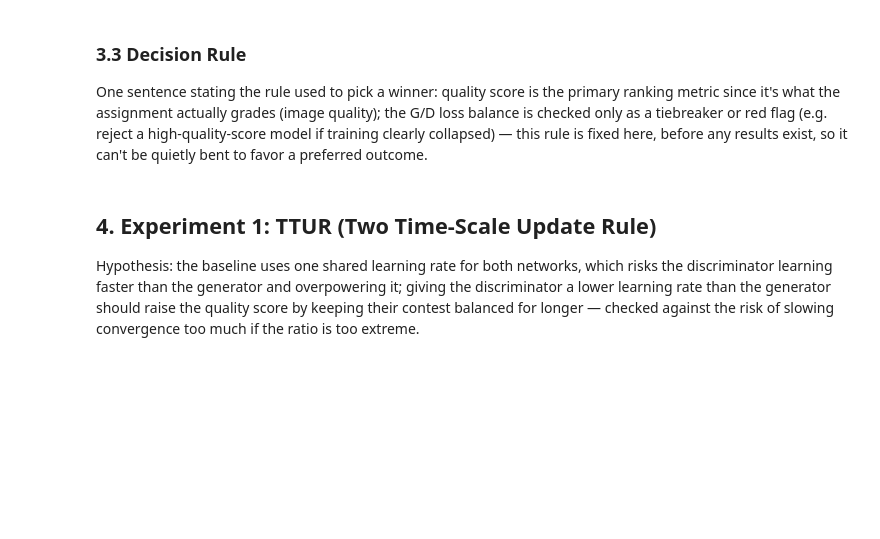
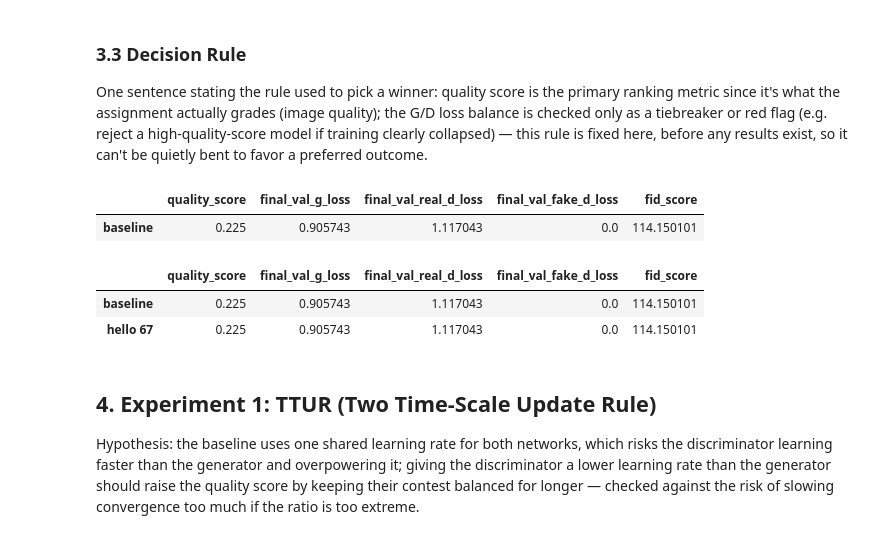
Before and after one commit to pufferfish3e/st1504-ca2, a Jupyter notebook: gan_improvement.ipynb, the cells around one changed output. Saved outputs shown, nothing was run; the diff lists cells and outputs as text; code cells hidden in the pictures; blank space fills up the shorter version.

Commit message:
i didnt test any of this

```diff
--- a/gan_improvement.ipynb
+++ b/gan_improvement.ipynb
@@ -47,0 +243,30 @@ One sentence noting we're loading the baseline's saved config, losses, and eye-t
+# %%
+BASELINE_RESULTS_PATH = Path("gan_baseline_results.json")
+if not BASELINE_RESULTS_PATH.exists():
+    raise FileNotFoundError(
+        "gan_baseline_results.json was not found. Run gan_baseline.ipynb "
+        "through its result-saving cell before running this notebook."
+    )
+
+with BASELINE_RESULTS_PATH.open(encoding="utf-8") as file:
+    baseline_results = json.load(file)
+
+baseline_eye_scores = baseline_results["eye_test_scores"] # this is such a stupid metric but its required in the assignment apparently -_-
+
+baseline_class_quality = {
+    class_name: float(np.mean(baseline_eye_scores[class_name]))
+    for class_name in classes
+}
+baseline_quality_score = float(np.mean(list(baseline_class_quality.values())))
+
+baseline_summary = pd.Series(
+    {
+        "quality_score": baseline_quality_score,
+        "final_val_g_loss": baseline_results["final_val_g_loss"],
+        "final_val_real_d_loss": baseline_results["final_val_d_loss"],
+        "final_val_fake_d_loss": 0, # fake value ill fill this up once i rerun baseline
+        "fid_score": baseline_results["fid_score"],
+    },
+    name="baseline",
+).to_frame("value")
+baseline_summary
@@ -66,6 +302,22 @@ One sentence stating the rule used to pick a winner: quality score is the primar
 # %%
 # Initialize a shared results dict (starting with the baseline's numbers) that every experiment appends its quality score and loss balance to.
 # Note: experiments 1-6 log metrics only and do NOT save .h5 weights — only the baseline and the Section 10 final model get saved weights.
+results = {
+    "baseline": baseline_summary.to_dict()['value']
+}
+results = pd.DataFrame(results).T
+results
+# %% [output]
+|  | quality_score | final_val_g_loss | final_val_real_d_loss | final_val_fake_d_loss | fid_score |
+| baseline | 0.225 | 0.905743 | 1.117043 | 0.0 | 114.150101 |
+# %%
+def add_row_to_df(df, row, experiment_name):
+    return pd.concat([df, pd.DataFrame({experiment_name:row}).T], ignore_index=False)
+add_row_to_df(results, baseline_summary.to_dict()['value'], 'hello 67')
+# %% [output]
+|  | quality_score | final_val_g_loss | final_val_real_d_loss | final_val_fake_d_loss | fid_score |
+| baseline | 0.225 | 0.905743 | 1.117043 | 0.0 | 114.150101 |
+| hello 67 | 0.225 | 0.905743 | 1.117043 | 0.0 | 114.150101 |
 # %% [markdown]
 ## 4. Experiment 1: TTUR (Two Time-Scale Update Rule)
 
```
Also changed, not shown: parts of 22 cells of this notebook, 1 other file.
